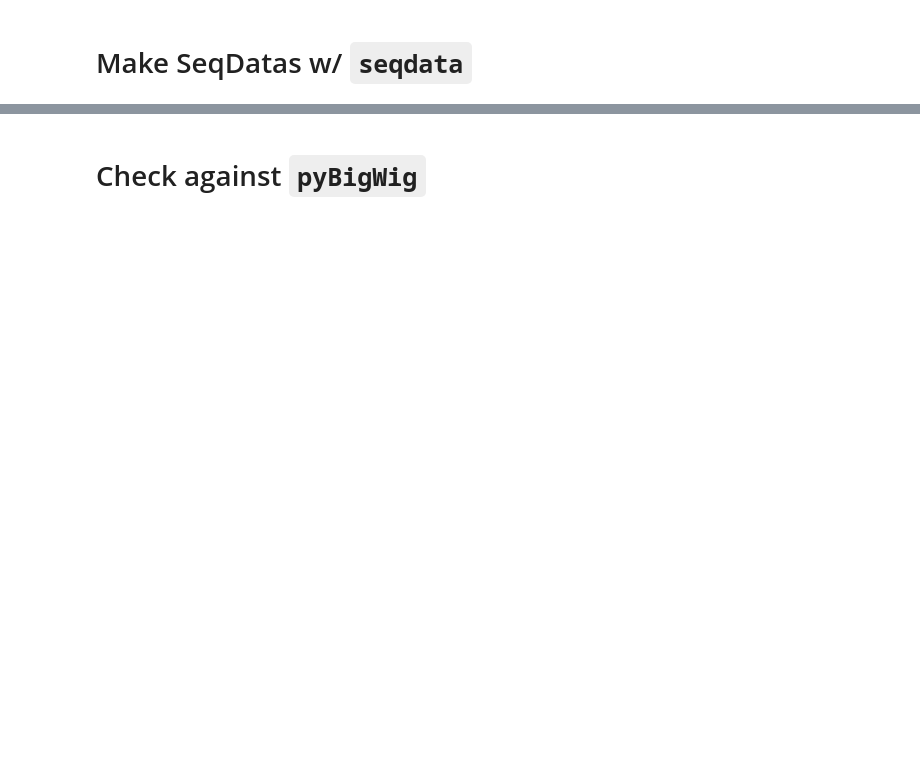
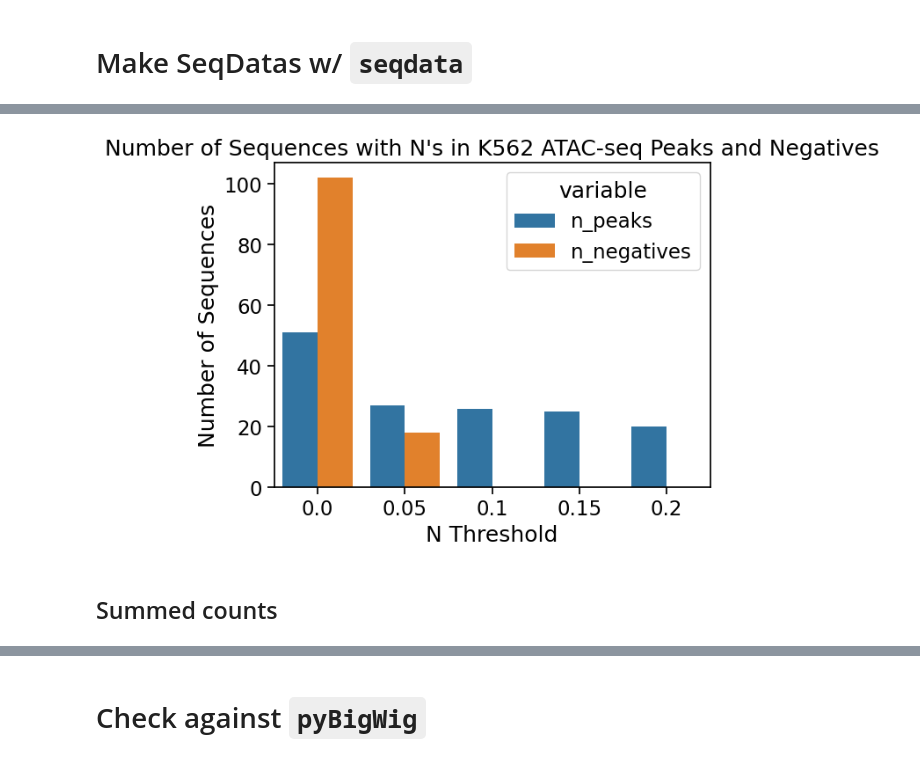
Before and after one commit to ML4GLand/tutorials, a Jupyter notebook: bulk_atac_basepair/1_make_SeqData.ipynb, the cells around one changed output, grey strips where cells are left out. Cells and saved outputs as stored; diff of their text form; code cells hidden in the pictures; blank space fills up the shorter version.

```diff
--- a/bulk_atac_basepair/1_make_SeqData.ipynb
+++ b/bulk_atac_basepair/1_make_SeqData.ipynb
@@ -160,0 +309,38 @@ sdata
+# %%
+n_max_percent = 0.2
+# %%
+# Count the number of N's in each sequence
+peak_seqs = sdata_peaks["seq"].values[:, seqs_start:seqs_start + seq_len]
+peak_n_counts = np.sum(peak_seqs == b"N", axis=-1)
+peak_n_percent = peak_n_counts / peak_seqs.shape[-1]
+# %%
+# Count the number of N's in each sequence
+neg_seqs = sdata_neg["seq"].values[:, seqs_start:seqs_start + seq_len]
+neg_n_counts = np.sum(neg_seqs == b"N", axis=-1)
+neg_n_percent = neg_n_counts / neg_seqs.shape[-1]
+# %%
+# barplot showing counts of N's over different thresholds of percent N's
+n_bins = 5
+n_thresholds = np.linspace(0, n_max_percent, n_bins)
+peak_n_over_threshold = np.array([np.sum(peak_n_percent > t) for t in n_thresholds])
+neg_n_over_threshold = np.array([np.sum(neg_n_percent > t) for t in n_thresholds])
+
+n_df = pd.DataFrame({
+    "n_threshold": n_thresholds,
+    "n_peaks": peak_n_over_threshold,
+    "n_negatives": neg_n_over_threshold
+})
+
+# round n_threshold to 2 decimal places
+n_df["n_threshold"] = n_df["n_threshold"].round(2)
+
+with sns.plotting_context("notebook", font_scale=1.5):
+    sns.barplot(data=n_df.melt(id_vars="n_threshold"), x="n_threshold", y="value", hue="variable")
+    plt.xlabel("N Threshold")
+    plt.ylabel("Number of Sequences")
+    plt.title("Number of Sequences with N's in K562 ATAC-seq Peaks and Negatives")
+    plt.show()
+# %% [output]
+[figure, added]
+# %% [markdown]
+## Summed counts
```
Also changed, not shown: parts of 39 cells of this notebook, 21 other files.
